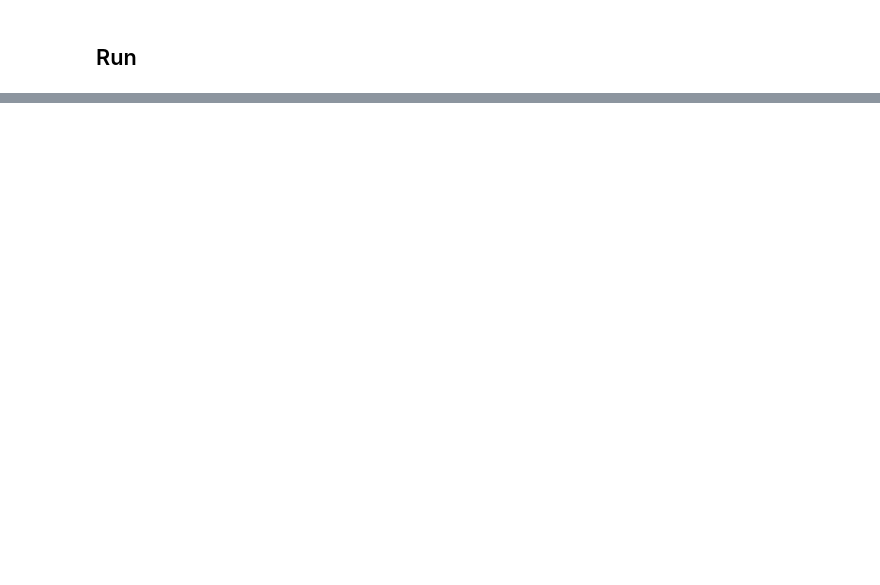
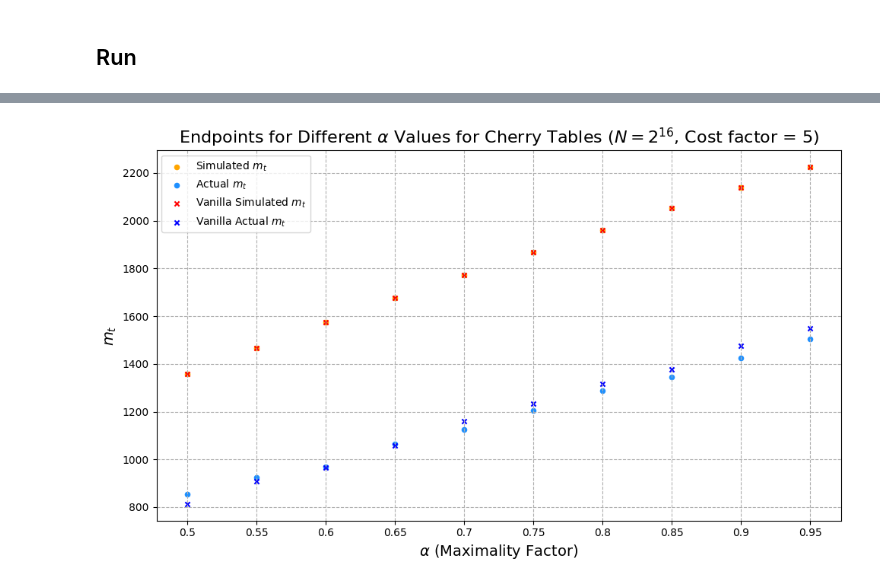
Before and after one commit to mahfuzahf/cherry-picking-reduction-functions, a Jupyter notebook: plots/higher_costs/N_16/constructing_table/cherry_simulations.ipynb, the cells around one changed output, grey strips where cells are left out. Cells and saved outputs as stored; diff of their text form; code cells hidden in the pictures; blank space fills up the shorter version.

Commit message:
ermmm now looking at cherry tables

```diff
--- a/plots/higher_costs/N_16/constructing_table/cherry_simulations.ipynb
+++ b/plots/higher_costs/N_16/constructing_table/cherry_simulations.ipynb
@@ -27,14 +35,12 @@ alpha = 0.95  # maximality factor
 # add vcost to bound the optimisation
 def optimise_kj(N, p, alpha, factor, lower_bound):   # add v_cost if want vanilla cost to be set beforehand
     t = round(log(1-p)/log(1-N**(-1/3))) # Calculate t
-    mt_target = N**(2/3) # our target mt
+    mt_max = (2*N)/(t+2)
+    mt_target = alpha * mt_max
     m_0 = round(mt_target/(1-alpha))    # our starting m_0
 
     ## set the bound and target function
-    # lower bounds and upper bounds for the input variables
-    # first 10 columns have a lower bound of 5 then 1 after that
-    # bound = Bounds([5 if i < 40 else 1 for i in range(t)], [float("inf") for i in range(t)])
-    bound = Bounds([lower_bound for i in range(t)], [float("inf") for i in range(t)])
+    bound = Bounds([lower_bound for i in range(t)], [float('inf') for i in range(t)])
 
     # our target function that needs to be > 0
     # instead of using the target function, we can use the cost function as the objective function
@@ -60,0 +298,24 @@ def optimise_kj(N, p, alpha, factor, lower_bound):   # add v_cost if want vanill
+# %%
+# plot scatter plot of optimisation mt vs generated mt
+x_indicies = range(len(alphas))
+plt.figure(figsize=(10,6))
+
+# # plot simulated cost as scatter
+plt.scatter(x_indicies, optimisation_mt, color='orange', label='Simulated $m_t$ ', s=20)
+plt.scatter(x_indicies, [mt[0] for mt in generation_mt], color='dodgerblue', label='Actual $m_t$', s=20)
+# plot simulated and actual for vanilla tables as well
+data = pd.read_csv("vanilla_N_16_different_alpha_0.5_0.95_with_cost_results.csv")
+x_indicies = range(len(alphas))
+plt.scatter(x_indicies, data['optimiser_mt'], color='red', label='Vanilla Simulated $m_t$', s=20, marker='x')
+plt.scatter(x_indicies, [mt[0] for mt in data.iloc[:,2:22].values], color='blue', label='Vanilla Actual $m_t$', s=20, marker='x')
+
+plt.xlabel('$\\alpha$ (Maximality Factor)', fontsize=14)
+plt.ylabel('$m_t$', fontsize=14)
+plt.xticks(x_indicies, alphas)
+plt.grid(linestyle="--")
+plt.title('Endpoints for Different $\\alpha$ Values for Cherry Tables ($N=2^{16}$, Cost factor = 5)', fontsize=16)
+plt.legend()
+plt.tight_layout()
+plt.show()
+# %% [output]
+[figure, added]
```
Also changed, not shown: parts of 12 cells of this notebook, 18 other files.
